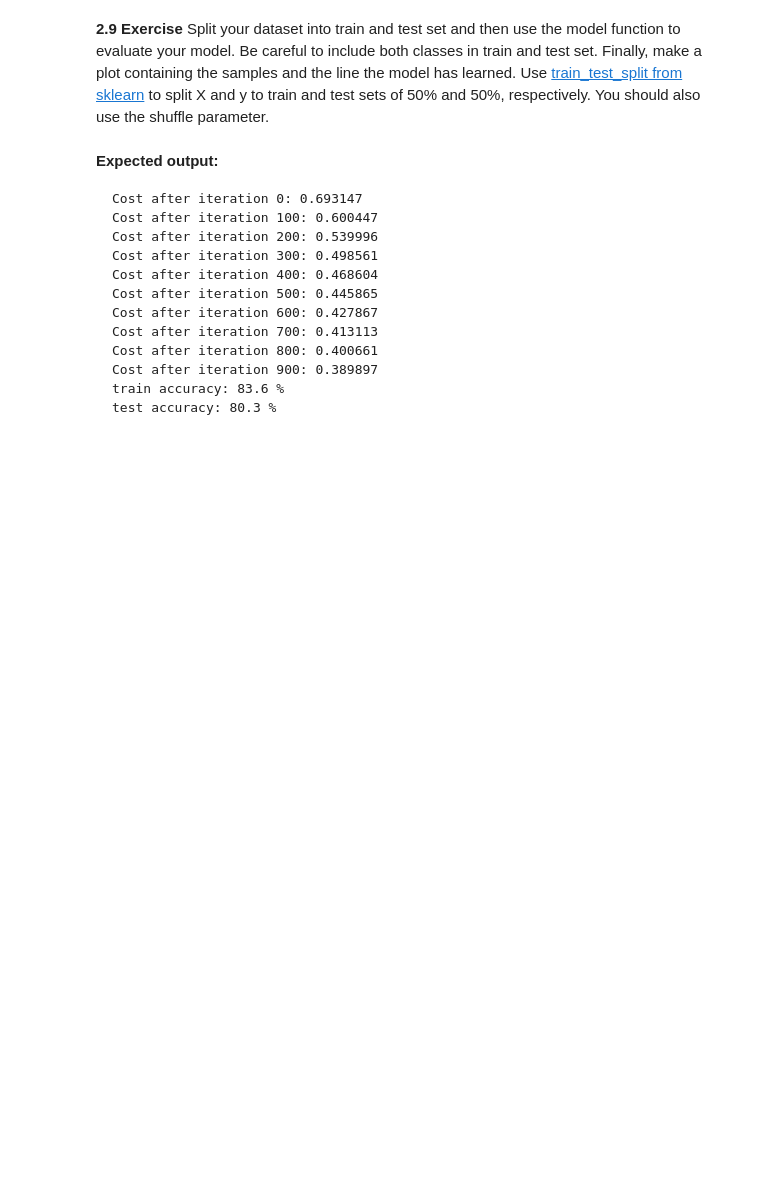
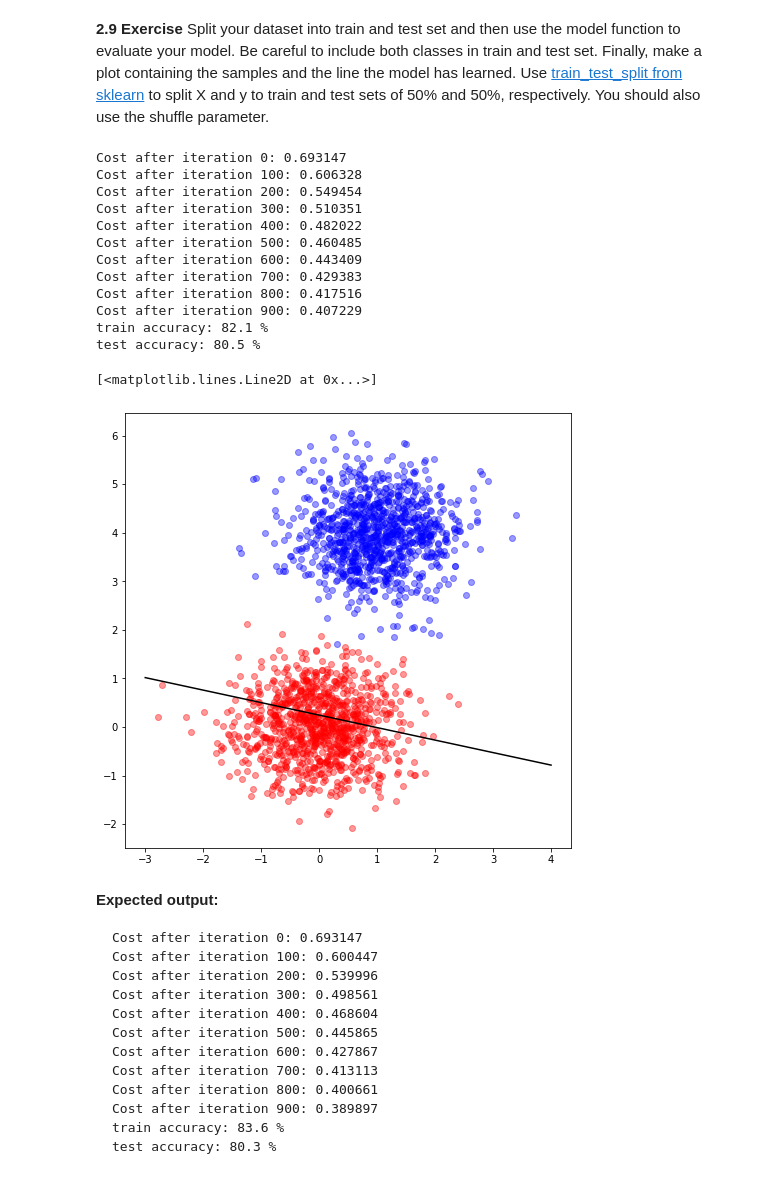
Before and after one commit to helenmand/Machine-Learning-assignments, a Jupyter notebook: first/LinearModels/3580_ELENI_MANDANA_emandana@csd.auth.gr_LinearModels.ipynb, the cells around one changed output. Drawn from its saved outputs; the diff is of its cells as text; code cells hidden in the pictures; blank space fills up the shorter version.

```diff
--- a/first/LinearModels/3580_ELENI_MANDANA_emandana@csd.auth.gr_LinearModels.ipynb
+++ b/first/LinearModels/3580_ELENI_MANDANA_emandana@csd.auth.gr_LinearModels.ipynb
@@ -420,10 +432,9 @@ def initialize(dim):
     b -- initialized bias weight
     """
     # BEGIN CODE HERE
-    w = ...
-    b = ...
+    w = np.zeros([dim])
+    b = 0
     #END CODE HERE
-
     assert(w.shape == (dim,))
     assert(isinstance(b, float) or isinstance(b, int))
 
@@ -586,12 +614,12 @@ def predict(w, b, X):
 
     # BEGIN CODE HERE
     # Compute vector "sigma" predicting the probabilities of input X
-    bw = ... #(Optional)
-    X =  ... #(Optional)
-    sigma = ....
+    bw = np.insert(w, 0, b) #(Optional)
+    X = np.insert(X, 0, 1, axis=1) #(Optional)
+    sigma = sigmoid(np.dot(X, bw))
 
     # Convert probabilities of each instance (of sigma) to actual predictions.
-    Y_prediction = ...
+    Y_prediction = np.array([1 if element >= 0.5 else 0 for element in sigma])
     #END CODE HERE
 
     assert(Y_prediction.shape == (m,))
@@ -627,14 +657,14 @@ def model(X_train, Y_train, X_test, Y_test, num_iterations = 2000, learning_rate
     """
     # BEGIN CODE HERE
     # initialize parameters
-    w, b = ...
+    w, b = initialize(X_train.shape[1])
 
     # Gradient descent
-    w, b, dw, db = ...
+    w, b, dw, db = update_parameters(w, b, X_train, Y_train, num_iterations, learning_rate)
 
     # Predict test/train set examples
-    Y_prediction_test = ...
-    Y_prediction_train = ...
+    Y_prediction_test = predict(w, b, X_test)
+    Y_prediction_train = predict(w, b, X_train)
     #END CODE HERE
 
     # Print train/test Errors
@@ -684,26 +720,44 @@ Your plot should look like similar to this:
 **2.9 Exercise** Split your dataset into train and test set and then use the model function to evaluate your model. Be careful to include both classes in train and test set. Finally, make a plot containing the samples and the line the model has learned. Use [train_test_split from sklearn](https://scikit-learn.org/stable/modules/generated/sklearn.model_selection.train_test_split.html#sklearn.model_selection.train_test_split) to split X and y to train and test sets of 50% and 50%, respectively. You should also use the shuffle parameter.
 # %%
 # BEGIN CODE HERE
-from ... import train_test_split
-X_train, X_test, y_train, y_test =  train_test_split(..., random_state=77)
+from sklearn.model_selection import train_test_split
+X_train, X_test, y_train, y_test =  train_test_split(X, y, test_size=0.5, random_state=77, shuffle=True)
 #END CODE HERE
 
+#print(X_test.shape, X_train.shape, y_test.shape, y_train.shape)
+
 d = model(X_train,y_train,X_test,y_test,num_iterations = 1000, learning_rate = 0.001)
+
 
 # Plot again
 plt.figure(figsize=(8,8))
 plt.scatter(X[0:num_observations, 0],
             X[0:num_observations, 1],
             c = 'r', alpha = .4)
 plt.scatter(X[num_observations:, 0],
             X[num_observations:, 1],
             c = 'b', alpha = .4)
 
 x_boundary = np.linspace(-3, 4, 1000) # Return evenly spaced numbers over a specified interval.
 weights =  d['w'][0]
 y_boundary = -((weights*x_boundary/d['w'][1]) + (d['b']/d['w'][1]))
 
 plt.plot(x_boundary, y_boundary, color='black')
+# %% [output]
+Cost after iteration 0: 0.693147
+Cost after iteration 100: 0.606328
+Cost after iteration 200: 0.549454
+Cost after iteration 300: 0.510351
+Cost after iteration 400: 0.482022
+Cost after iteration 500: 0.460485
+Cost after iteration 600: 0.443409
+Cost after iteration 700: 0.429383
+Cost after iteration 800: 0.417516
+Cost after iteration 900: 0.407229
+train accuracy: 82.1 %
+test accuracy: 80.5 %
+[<matplotlib.lines.Line2D at 0x...>]
+[figure, added]
 # %% [markdown]
 **Expected output:**
 
```
Also changed, not shown: parts of 16 cells of this notebook.
